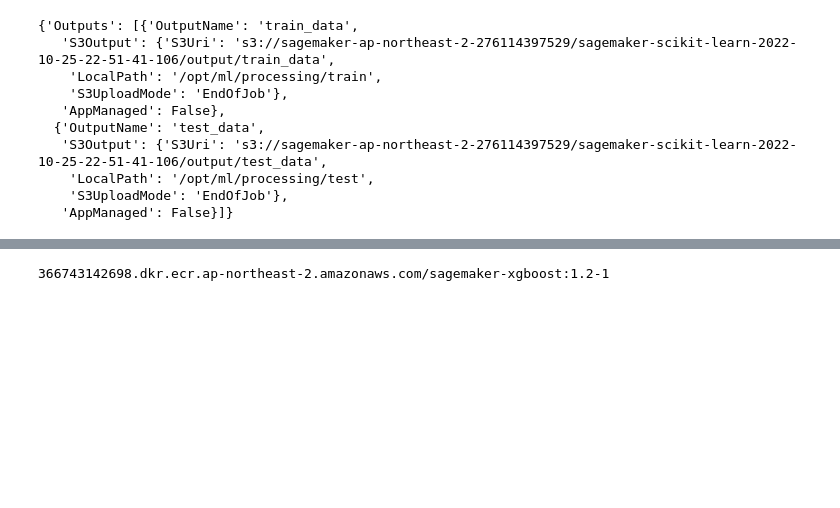
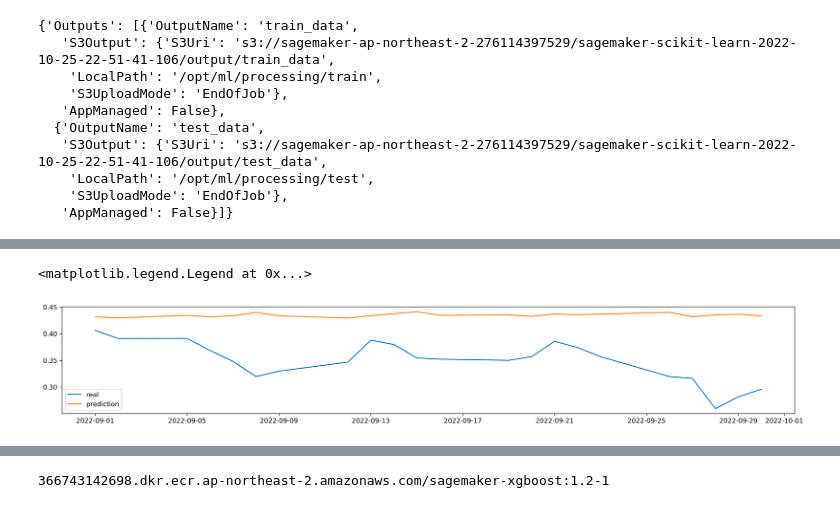
Before and after one commit to gwangjinjeong/palm-oil-price-forecast, a Jupyter notebook: MLOps_Env4palm.ipynb, the cells around one changed output, grey strips where cells are left out. Cells and saved outputs as stored; diff of their text form; code cells hidden in the pictures; blank space fills up the shorter version.

Commit message:
Add modeling function

```diff
--- a/MLOps_Env4palm.ipynb
+++ b/MLOps_Env4palm.ipynb
@@ -1083,0 +1231,12 @@ RoleArn: arn:aws:iam::276114397529:role/service-role/AmazonSageMakerServiceCatal
+# %%
+%%time
+predictor_val01 = TimeSeriesPredictor(
+    path = val01_model_path,
+    target ='y',
+    prediction_length = prediction_length,
+    eval_metric = "MAPE",
+)
+predictor_val01.fit(
+    train_data=train_data_01,
+    presets="low_quality"
+)
@@ -1083,0 +1264,4 @@ RoleArn: arn:aws:iam::276114397529:role/service-role/AmazonSageMakerServiceCatal
+# %%
+%%time
+predictor_val01_lb = predictor_val01.leaderboard(test_data_01, silent=True)
+predictor_val01_lb.to_csv(os.path.join(os.getcwd(),val01_model_path,'leaderboard.csv'))
@@ -1083,0 +1278,4 @@ RoleArn: arn:aws:iam::276114397529:role/service-role/AmazonSageMakerServiceCatal
+# %%
+%%time
+predictions_val01_model01 = predictor_val01.predict(data = train_data_01,
+                                                    model = predictor_val01_lb['model'][0])
@@ -1083,0 +1287,12 @@ RoleArn: arn:aws:iam::276114397529:role/service-role/AmazonSageMakerServiceCatal
+# %%
+val01_result = pd.merge(test_data_01.loc['FCPOc3']['y'], predictions_val01_model01.loc['FCPOc3'],
+                        left_index=True, right_index=True,
+                        how='left')
+# %%
+plt.figure(figsize=(20, 3),dpi=300)
+plt.plot(val01_result['y'], label='real')
+plt.plot(val01_result['mean'], label='prediction')
+plt.legend()
+# %% [output]
+<matplotlib.legend.Legend at 0x...>
+[figure, added]
```
Also changed, not shown: parts of 105 cells of this notebook.
